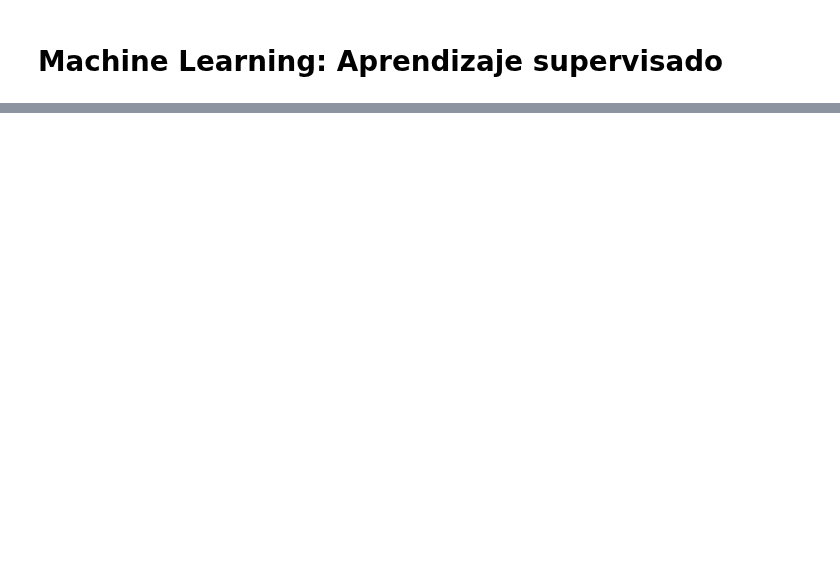
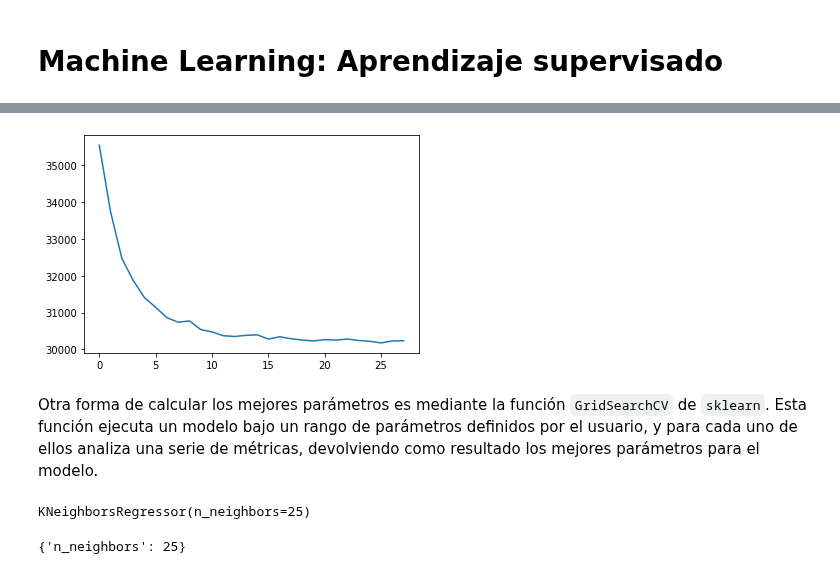
Before and after one commit to gmachinromero/course_kschool_ds_master, a Jupyter notebook: _05_python_machine_learning/_05_01_aprendizaje_supervisado.ipynb, the cells around one changed output, grey strips where cells are left out. Drawn from its saved outputs; the diff is of its cells as text; code cells hidden in the pictures; blank space fills up the shorter version.

```diff
--- a/_05_python_machine_learning/_05_01_aprendizaje_supervisado.ipynb
+++ b/_05_python_machine_learning/_05_01_aprendizaje_supervisado.ipynb
@@ -33,0 +228,13 @@ Los algoritmos más habituales que aplican para el aprendizaje supervisado son:
+# %%
+res = []
+
+for n in np.arange(2, 30):
+    reg_kn = KNeighborsRegressor(n_neighbors=n)
+    res.append(cross_val_score(reg_kn, X, y, cv=10, scoring="neg_mean_absolute_error").mean())
+# %%
+# Número óptimo de vecinos es aproximadamente 11
+plt.plot(-np.array(res));
+# %% [output]
+[figure, added]
+# %% [markdown]
+Otra forma de calcular los mejores parámetros es mediante la función `GridSearchCV` de `sklearn`. Esta función ejecuta un modelo bajo un rango de parámetros definidos por el usuario, y para cada uno de ellos analiza una serie de métricas, devolviendo como resultado los mejores parámetros para el modelo.
@@ -33,0 +252,8 @@ Los algoritmos más habituales que aplican para el aprendizaje supervisado son:
+# %%
+reg_kn.best_estimator_
+# %% [output]
+KNeighborsRegressor(n_neighbors=25)
+# %%
+reg_kn.best_params_
+# %% [output]
+{'n_neighbors': 25}
```
Also changed, not shown: parts of 32 cells of this notebook.
